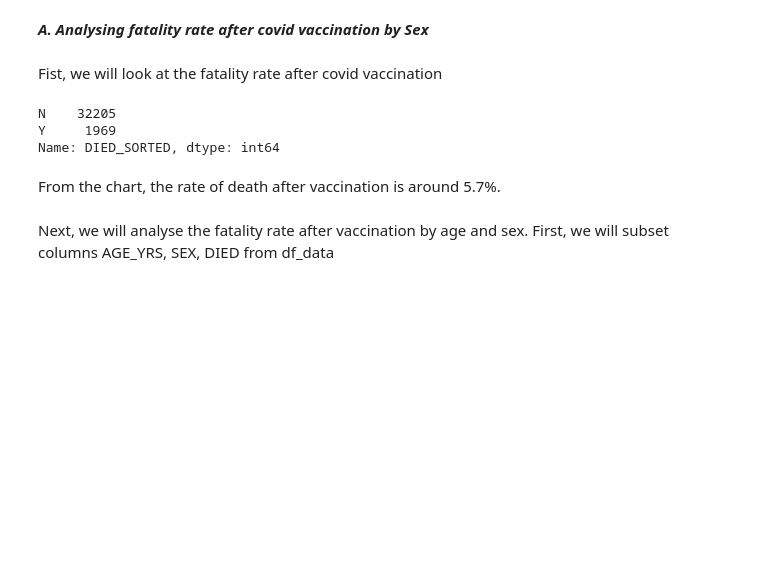
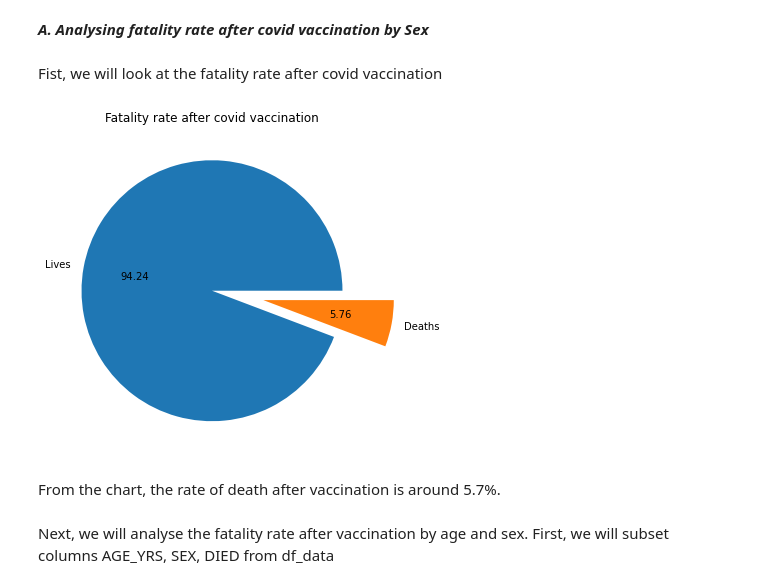
Before and after one commit to daoquangtu/Covid_project, a Jupyter notebook: Covid_Project.ipynb, the cells around one changed output. Cells and saved outputs as stored; diff of their text form; code cells hidden in the pictures; blank space fills up the shorter version.

```diff
--- a/Covid_Project.ipynb
+++ b/Covid_Project.ipynb
@@ -198,15 +199,12 @@ Fist, we will look at the fatality rate after covid vaccination
 # %%
 df_data = df_data_vaccine_sorted
 df_deaths_lives_rate = df_data["DIED_SORTED"].value_counts(normalize = True)
 plt.figure(figsize = (6,6))
 plt.title("Fatality rate after covid vaccination")
-plt.pie(df_deaths_lives_rate, auto
-        pct = "%.2f", labels = ["Lives", "Deaths"], explode = [0,0.4])
+plt.pie(df_deaths_lives_rate, autopct = "%.2f", labels = ["Lives", "Deaths"], explode = [0,0.4])
 plt.show()
 # %% [output]
-N    32205
-Y     1969
-Name: DIED_SORTED, dtype: int64
+[figure, added]
 # %% [markdown]
 From the chart, the rate of death after vaccination is around 5.7%.
 # %% [markdown]
```
Also changed, not shown: parts of 10 cells of this notebook, 1 other file.
